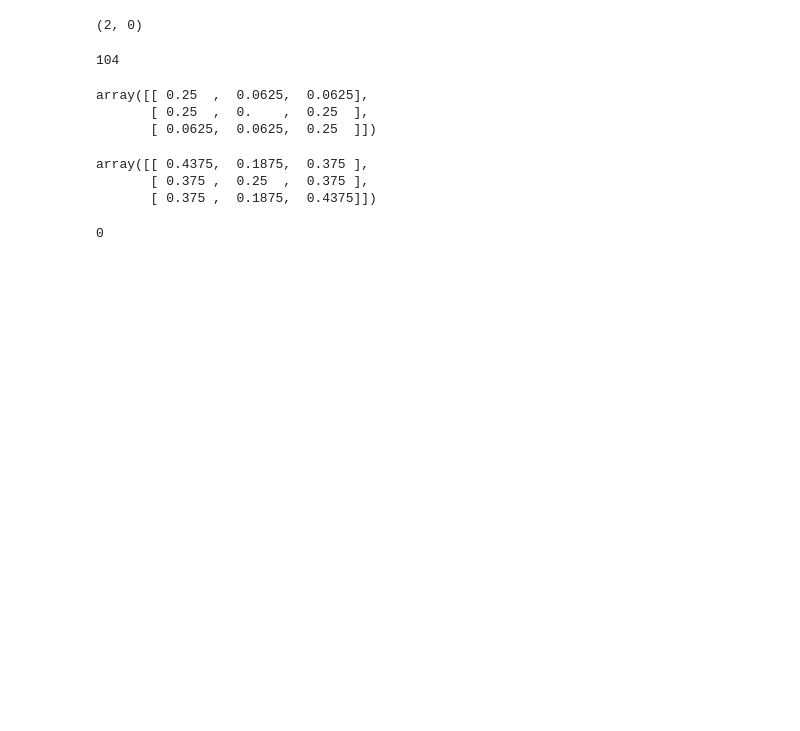
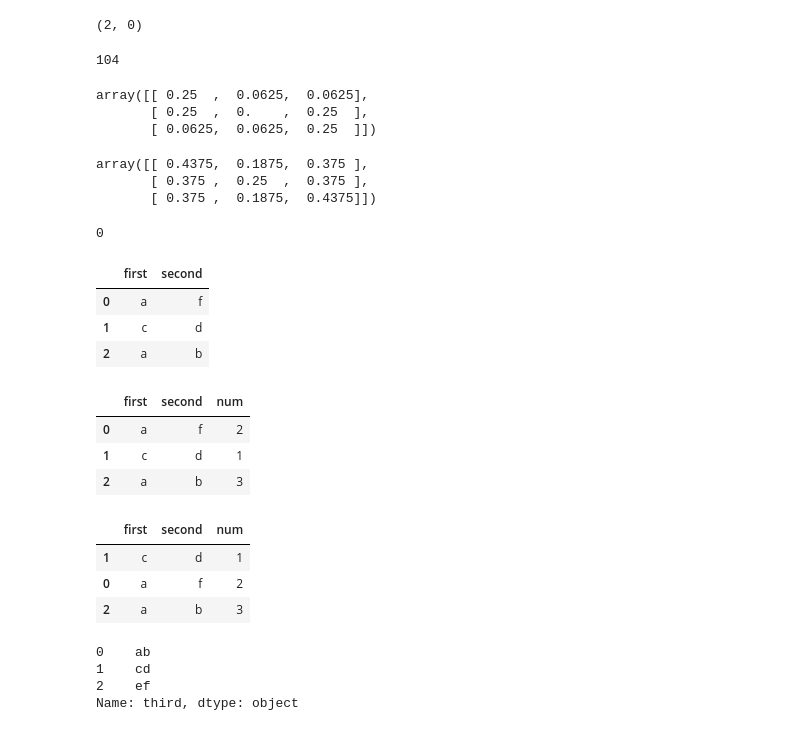
Before and after one commit to jchang26/Swym-Corp, a Jupyter notebook: Scratchwork.ipynb, the cells around one changed output. Cells and saved outputs as stored; diff of their text form; code cells hidden in the pictures; blank space fills up the shorter version.

Commit message:
first attempt prior history

```diff
--- a/Scratchwork.ipynb
+++ b/Scratchwork.ipynb
@@ -100,0 +104,27 @@ col = 'X'
+# %%
+import numpy as np
+import pandas as pd
+a = np.array([['a','f'],['c','d'],['a','b']])
+a_df = pd.DataFrame(a, columns = ['first','second'])
+# %%
+a_df
+# %% [output]
+|  | first | second |
+| 0 | a | f |
+| 1 | c | d |
+| 2 | a | b |
+# %%
+a_df['num'] = np.array([2,1,3])
+a_df
+# %% [output]
+|  | first | second | num |
+| 0 | a | f | 2 |
+| 1 | c | d | 1 |
+| 2 | a | b | 3 |
+# %%
+a_df.sort_values(['num','first','second'])
+# %% [output]
+|  | first | second | num |
+| 1 | c | d | 1 |
+| 0 | a | f | 2 |
+| 2 | a | b | 3 |
@@ -100,0 +133,7 @@ col = 'X'
+# %%
+a_df['third']
+# %% [output]
+0    ab
+1    cd
+2    ef
+Name: third, dtype: object
```
Also changed, not shown: parts of 5 cells of this notebook, 2 other files.
